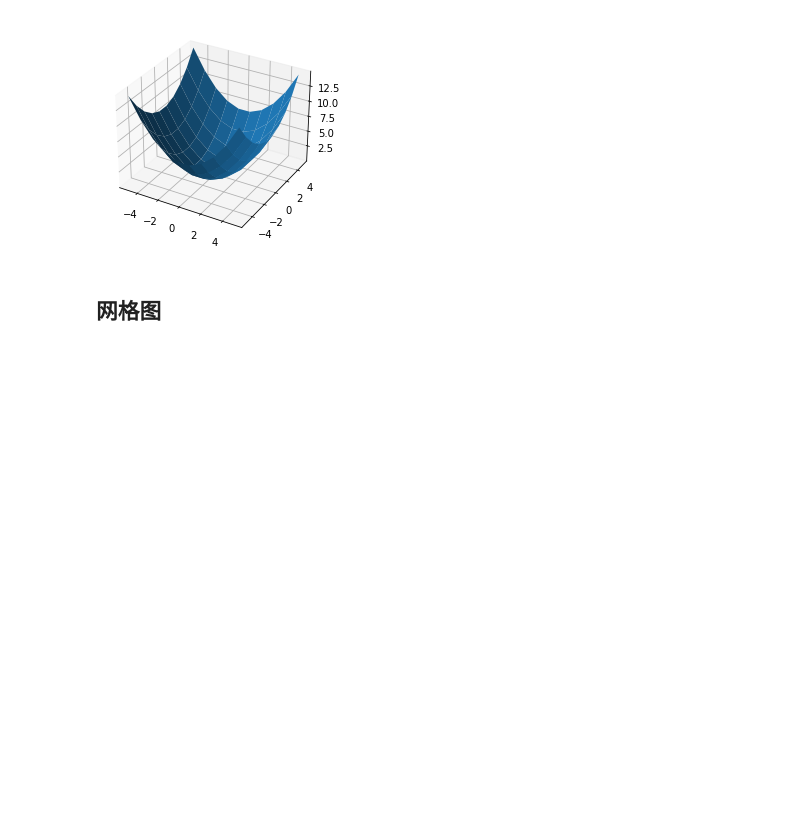
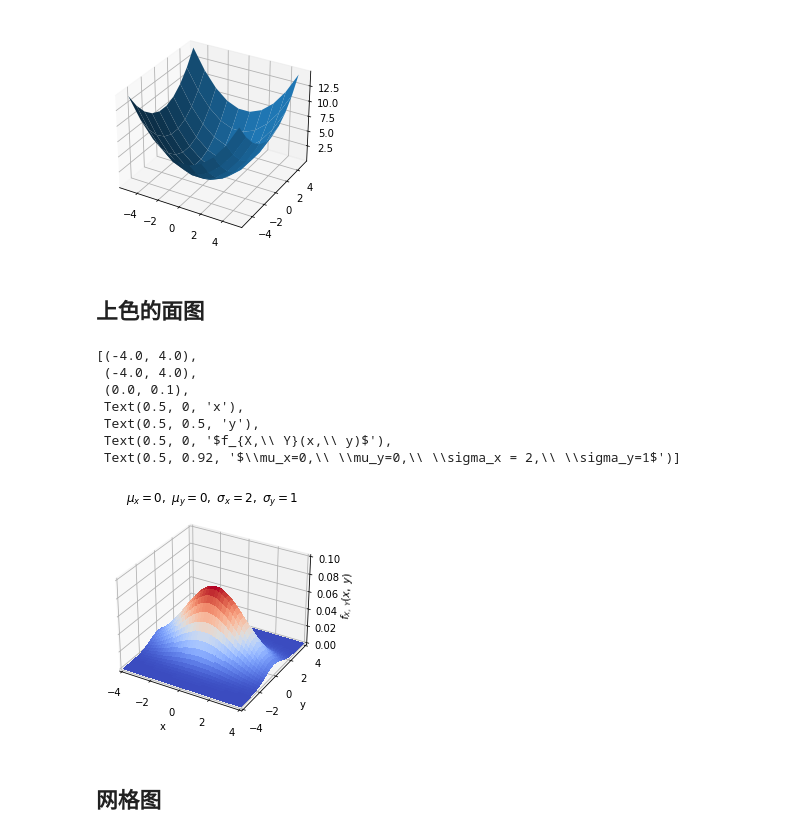
Before and after one commit to acccoco/jupyter, a Jupyter notebook: learn/mplot3d.ipynb, the cells around one changed output. Saved outputs shown, nothing was run; the diff lists cells and outputs as text; code cells hidden in the pictures; blank space fills up the shorter version.

```diff
--- a/learn/mplot3d.ipynb
+++ b/learn/mplot3d.ipynb
@@ -40,6 +40,43 @@ ax3d.plot_surface(x, y, z)
 # %% [output]
 <mpl_toolkits.mplot3d.art3d.Poly3DCollection at 0x...>
 [figure]
+# %% [markdown]
+## 上色的面图
+# %%
+import matplotlib.pyplot as plt
+from matplotlib import cm
+from matplotlib.ticker import LinearLocator
+import numpy as np
+
+fig, ax = plt.subplots(subplot_kw={"projection": "3d"})
+
+# Make data.
+mu_1 = 0
+mu_2 = 0
+sigma_1 = 2
+sigma_2 = 1
+
+X, Y = np.meshgrid(np.linspace(-4, 4, 81), np.linspace(-4, 4, 81))
+temp = (X - mu_1) ** 2 / 2 / (sigma_1 ** 2) + \
+    (Y - mu_2) ** 2 / 2 / (sigma_2 ** 2)
+Z = 0.5 / np.pi / sigma_1 / sigma_2 * np.exp(-temp)
+
+# Plot the surface.
+surf = ax.plot_surface(X, Y, Z, cmap=cm.coolwarm,
+                       linewidth=0, antialiased=False)
+
+ax.set(xlim=(-4, 4), ylim=(-4, 4), zlim=(0, 0.1),
+       xlabel="x", ylabel='y', zlabel=r'$f_{X,\ Y}(x,\ y)$',
+       title=r"$\mu_x=0,\ \mu_y=0,\ \sigma_x = 2,\ \sigma_y=1$")
+# %% [output]
+[(-4.0, 4.0),
+ (-4.0, 4.0),
+ (0.0, 0.1),
+ Text(0.5, 0, 'x'),
+ Text(0.5, 0.5, 'y'),
+ Text(0.5, 0, '$f_{X,\\ Y}(x,\\ y)$'),
+ Text(0.5, 0.92, '$\\mu_x=0,\\ \\mu_y=0,\\ \\sigma_x = 2,\\ \\sigma_y=1$')]
+[figure, added]
 # %% [markdown]
 ## 网格图
 # %%
```
Also changed, not shown: parts of 2 cells of this notebook, 2 other files.
